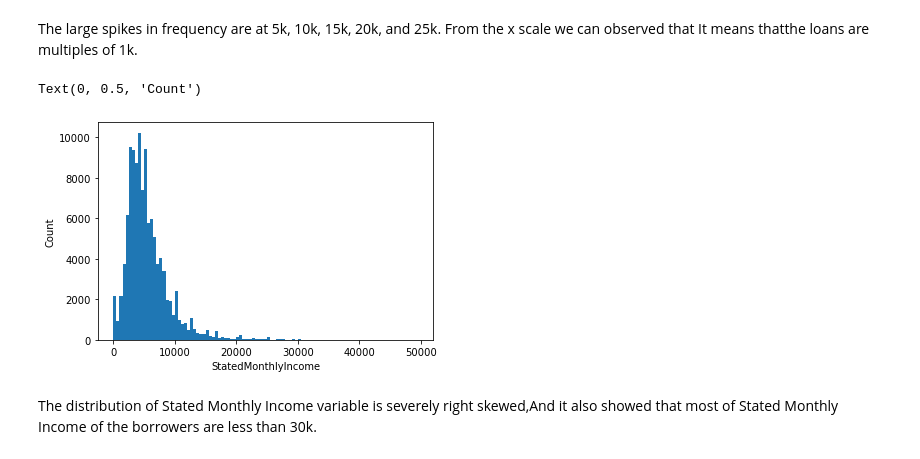
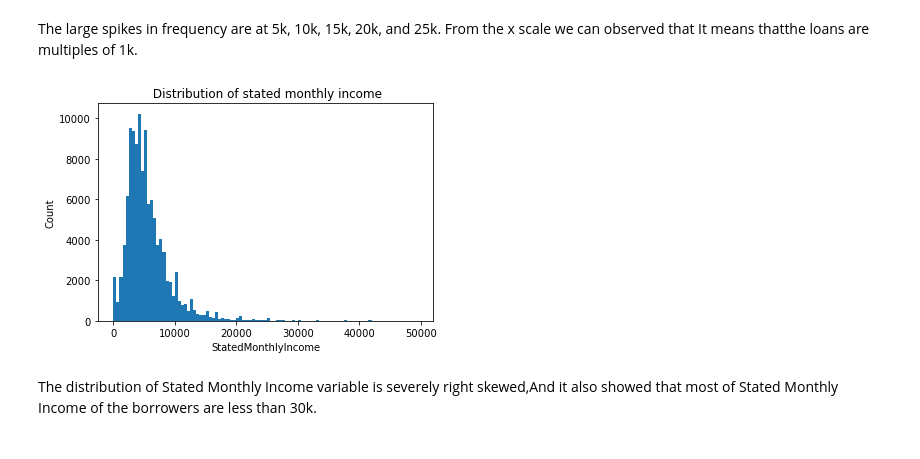
Before and after one commit to Eminent01/ALX-Data_Analyst, a Jupyter notebook: Communicate Data Findings/Part_I_exploration.ipynb, the cells around one changed output. Drawn from its saved outputs; the diff is of its cells as text; code cells hidden in the pictures.

```diff
--- a/Communicate Data Findings/Part_I_exploration.ipynb
+++ b/Communicate Data Findings/Part_I_exploration.ipynb
@@ -201,12 +201,12 @@ The large spikes in frequency are at 5k, 10k, 15k, 20k, and 25k. From the x scal
 # %%
 # Distribution of stated monthly income
 bins = np.arange(0, 50000, 500)
 plt.hist(data = loan_data_sub, x = 'StatedMonthlyIncome', bins=bins);
 plt.xlabel('StatedMonthlyIncome')
 plt.ylabel('Count')
+plt.title(" Distribution of stated monthly income");
 # %% [output]
-Text(0, 0.5, 'Count')
-[figure, old version]
+[figure, new version]
 # %% [markdown]
 The distribution of Stated Monthly Income variable is severely right skewed,And it also showed that most of Stated Monthly Income of the borrowers are less than 30k.
 # %%
```
Also changed, not shown: parts of 26 cells of this notebook, 3 other files.
